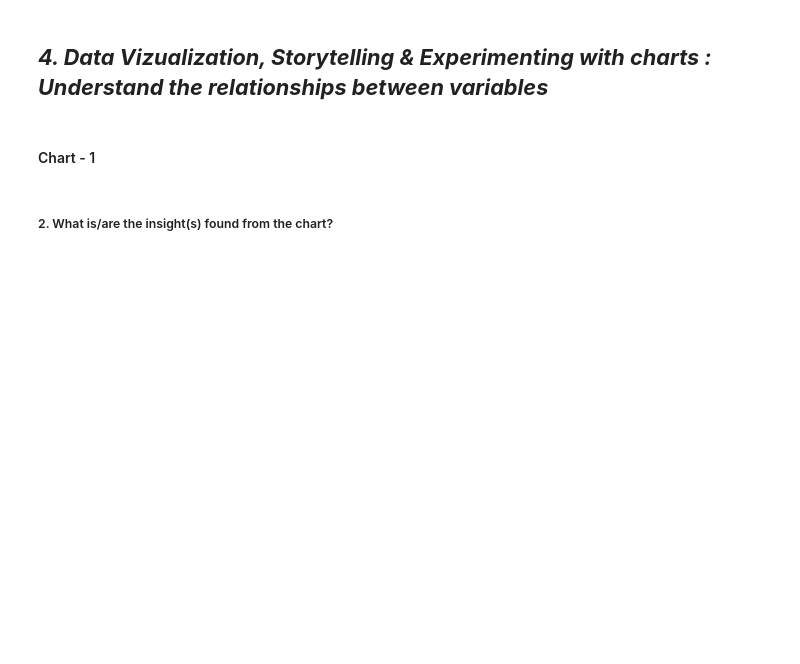
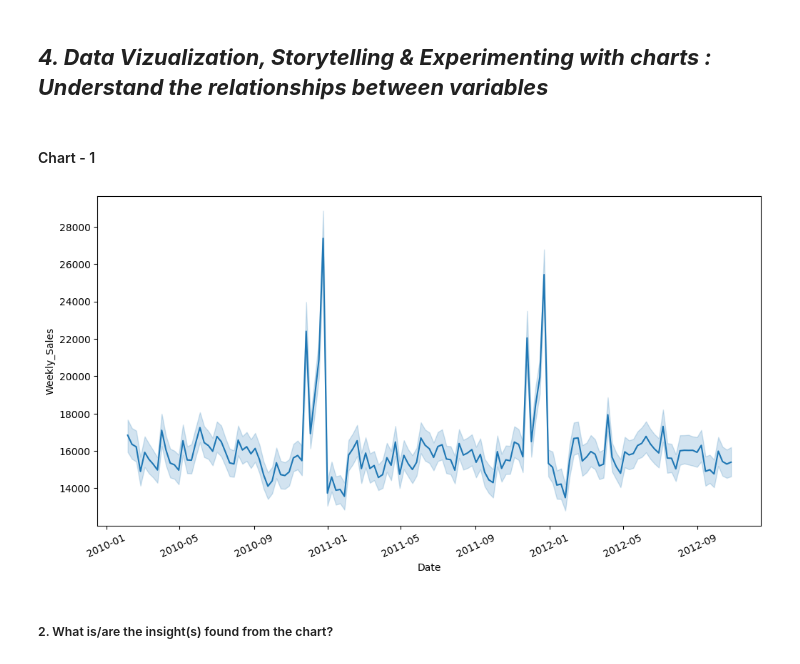
Before and after one commit to KolekarPramod/Integrated-Retail-Analytics-for-Store-Optimization, a Jupyter notebook: Integrated_Retail_Analytics_for_Store_Optimization.ipynb, the cells around one changed output. Saved outputs shown, nothing was run; the diff lists cells and outputs as text; code cells hidden in the pictures; blank space fills up the shorter version.

Commit message:
added some charts

```diff
--- a/Integrated_Retail_Analytics_for_Store_Optimization.ipynb
+++ b/Integrated_Retail_Analytics_for_Store_Optimization.ipynb
@@ -219,13 +441,15 @@ Answer Here.
 #### Chart - 1
 # %%
 # Chart - 1 visualization code
+# CPI across time
+features_df.columns
 plt.figure(figsize=(12,6))
-sns.countplot(x='Store',data = features_df)
-plt.title('Distribution of Stores')
-plt.xlabel('stores')
-plt.ylabel('count')
-plt.xticks(rotation=90)
+# sns.lineplot(x='Date', y = 'Dept', data=sales_df)
+sns.lineplot(x='Date', y = 'Weekly_Sales', data= sales_df)
+plt.xticks(rotation = 25)
 plt.show()
+# %% [output]
+[figure, added]
 # %% [markdown]
 ##### 2. What is/are the insight(s) found from the chart?
 # %% [markdown]
```
Also changed, not shown: parts of 49 cells of this notebook, 2 other files.
